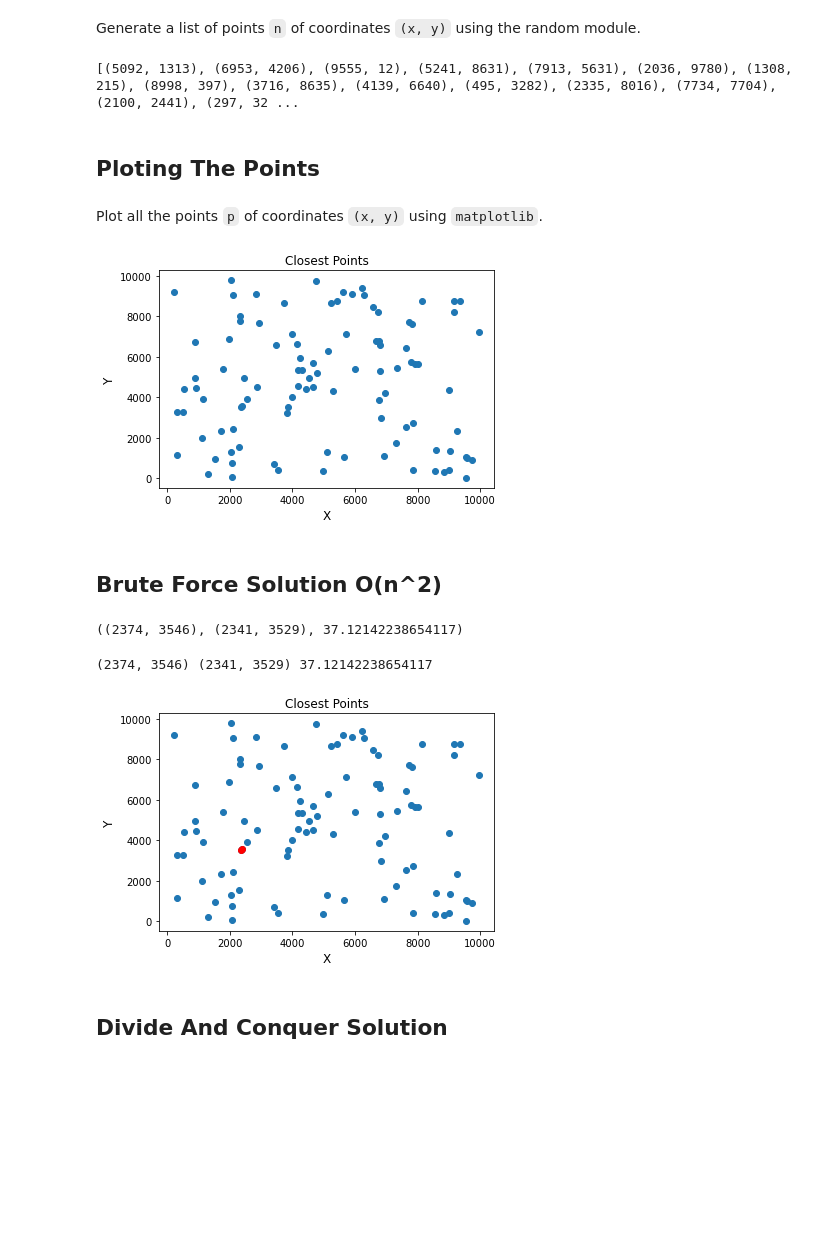
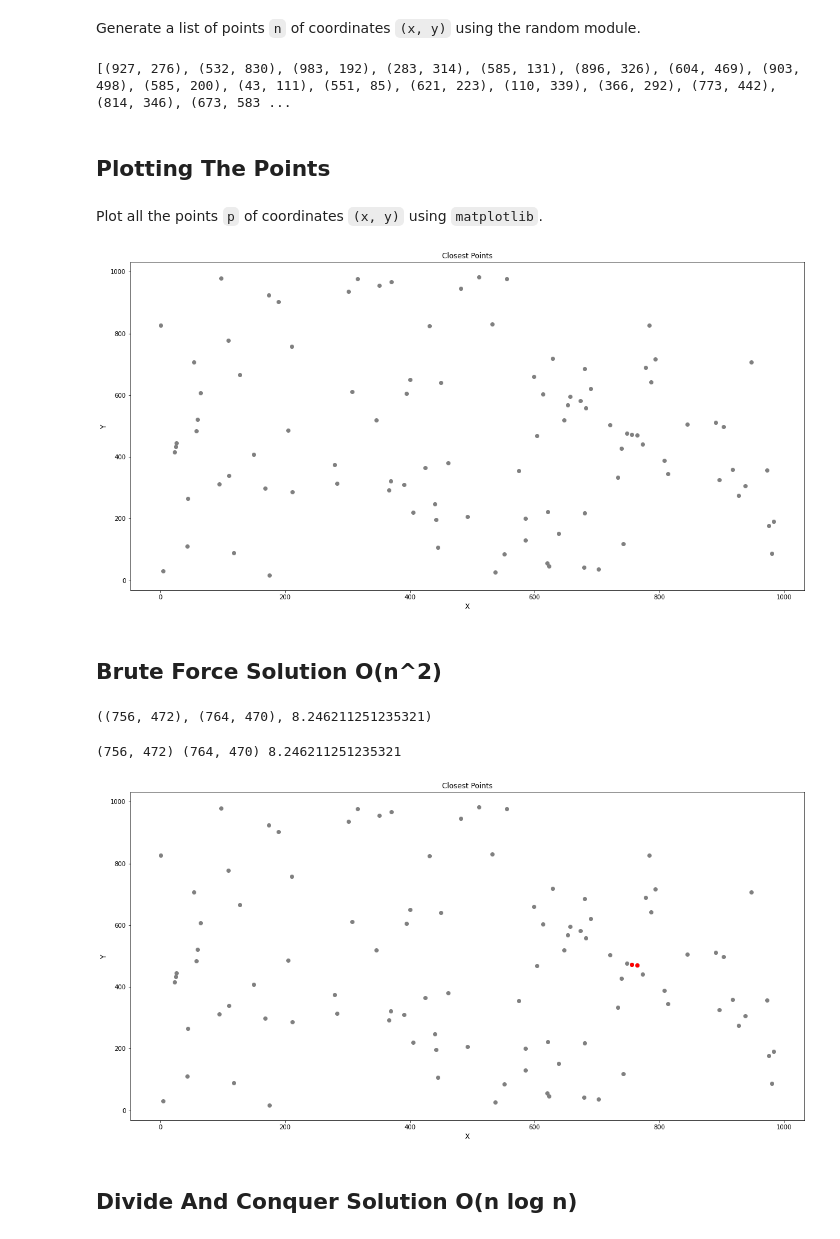
Before and after one commit to implse/Closest_Pair_Of_Points_Notebook, a Jupyter notebook: Closest Points.ipynb, the cells around one changed output. Cells and saved outputs as stored; diff of their text form; code cells hidden in the pictures; blank space fills up the shorter version.

Commit message:
Better Plot

```diff
--- a/Closest Points.ipynb
+++ b/Closest Points.ipynb
@@ -12,8 +12,8 @@ import matplotlib.pyplot as plt
 
 # Number of points
 n = 100
-# Size of 2D Plan
-sz = 10000
+# Space of dimension sz
+sz = 1000
 # List of points : tuple(x, y)
 points = list()
 
@@ -25,29 +25,33 @@ for i in range(n):
 
 print(points)
 # %% [output]
-[(5092, 1313), (6953, 4206), (9555, 12), (5241, 8631), (7913, 5631), (2036, 9780), (1308, 215), (8998, 397), (3716, 8635), (4139, 6640), (495, 3282), (2335, 8016), (7734, 7704), (2100, 2441), (297, 32 ...
+[(927, 276), (532, 830), (983, 192), (283, 314), (585, 131), (896, 326), (604, 469), (903, 498), (585, 200), (43, 111), (551, 85), (621, 223), (110, 339), (366, 292), (773, 442), (814, 346), (673, 583 ...
 # %% [markdown]
-## Ploting The Points
+## Plotting The Points
 # %% [markdown]
 Plot all the points `p` of coordinates `(x, y)` using `matplotlib`.
 # %%
 # Unpack points
 x, y = zip(*points)
 
 #print(x)
 #print(y)
 
+# Change the size of the figure
+plt.figure(figsize=(20, 10))
 # set x-axis label and specific size
 plt.xlabel('X',size=12)
 # set y-axis label and specific size
 plt.ylabel('Y',size=12)
 # set plot title with specific size
 plt.title('Closest Points',size=12)
 # plt plot
-plt.scatter(x, y)
+plt.scatter(x, y, color="grey")
+
+
 plt.show()
 # %% [output]
-[figure, old version]
+[figure, new version]
 # %% [markdown]
 ## Brute Force Solution O(n^2)
 # %%
@@ -80,25 +84,27 @@ closest_points = closest_brute_force(points)
 
 print(closest_points)
 # %% [output]
-((2374, 3546), (2341, 3529), 37.12142238654117)
+((756, 472), (764, 470), 8.246211251235321)
 # %%
 point_a, point_b, distance = closest_points
 print(point_a, point_b, distance)
 x_a, y_a = point_a
 x_b, y_b = point_b
 
+
+plt.figure(figsize=(20, 10))
 plt.xlabel('X',size=12)
 plt.ylabel('Y',size=12)
 plt.title('Closest Points',size=12)
-plt.scatter(x, y)
+plt.scatter(x, y, color="grey")
 plt.scatter(x_a, y_a, color="red")
 plt.scatter(x_b, y_b, color="red")
 plt.show()
 # %% [output]
-(2374, 3546) (2341, 3529) 37.12142238654117
+(756, 472) (764, 470) 8.246211251235321
-[figure, old version]
+[figure, new version]
 # %% [markdown]
-## Divide And Conquer Solution
+## Divide And Conquer Solution  O(n log n)
 # %%
 # Euclidian distance
 def distance(p1, p2):
```
Also changed, not shown: parts of 3 cells of this notebook.
